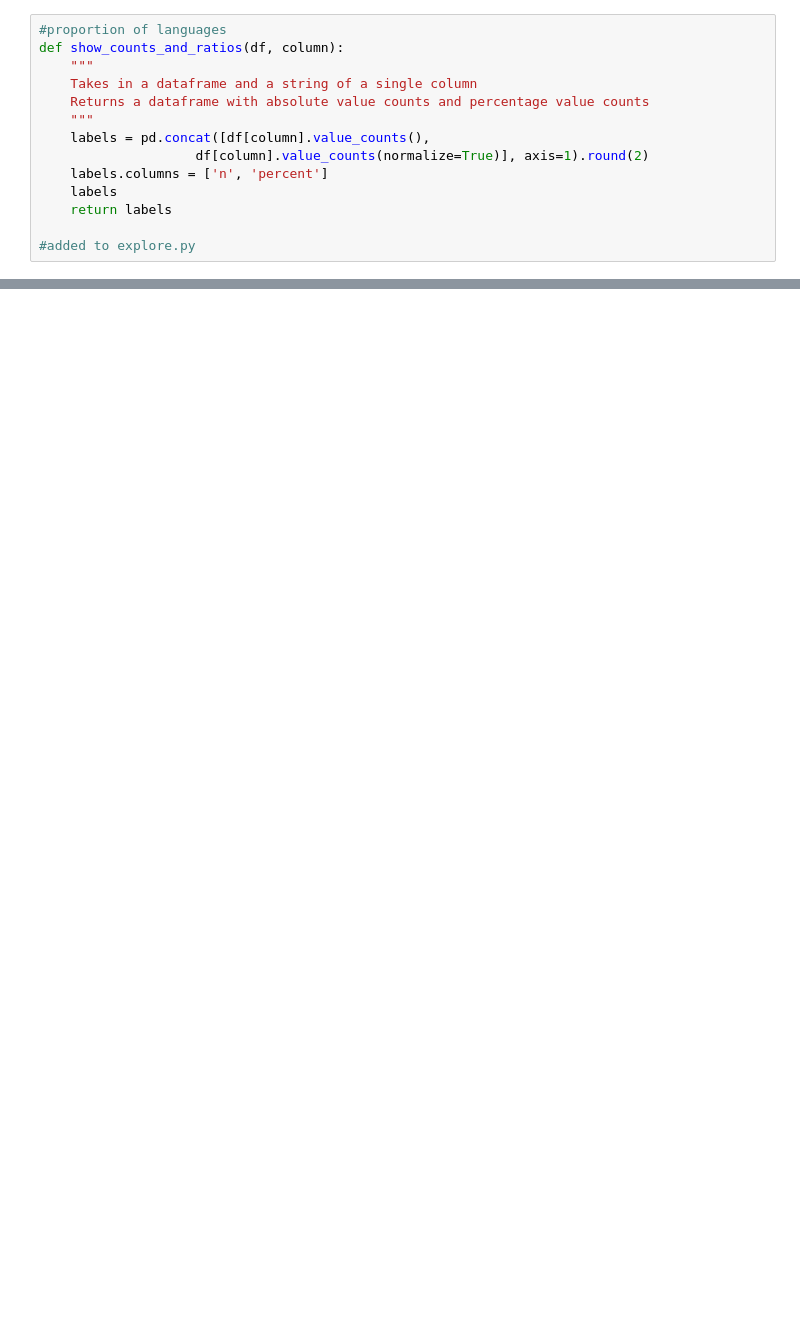
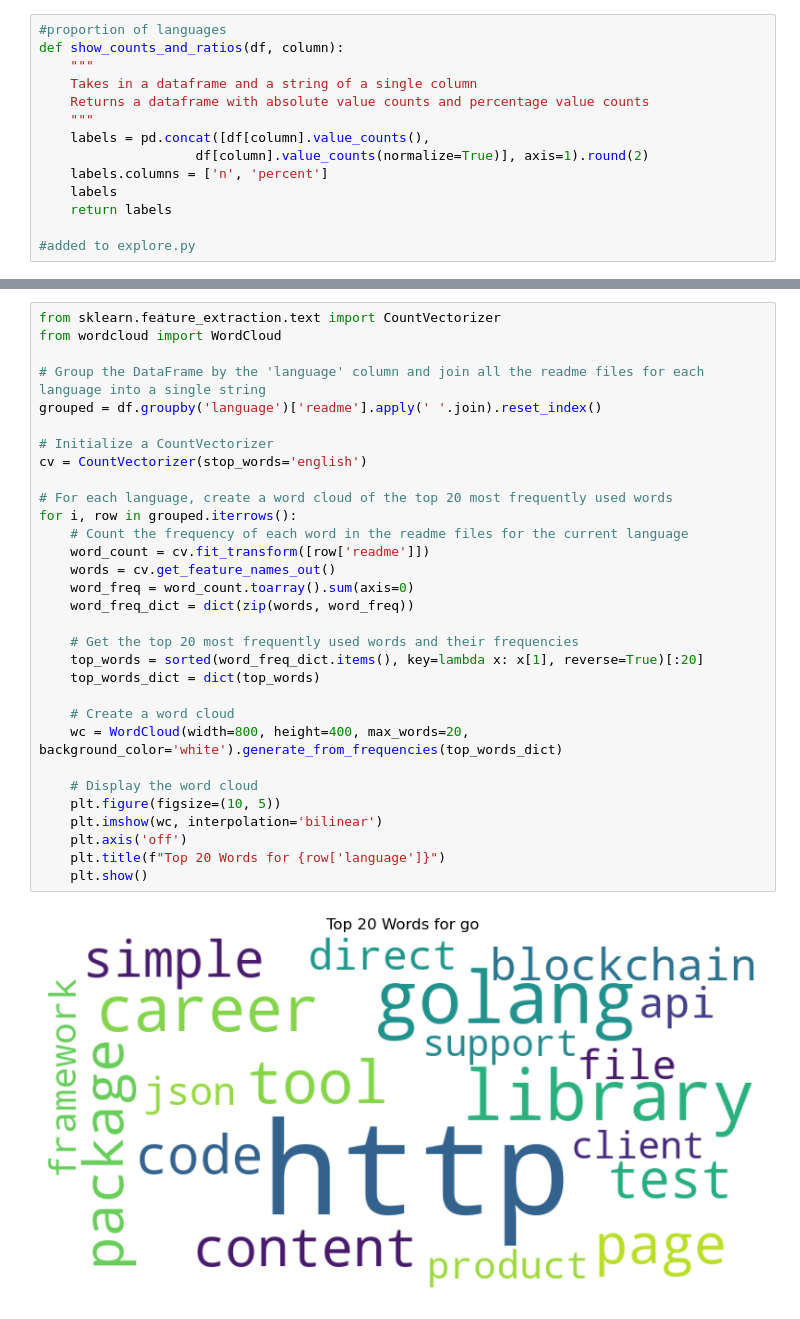
Before and after one commit to projectlanguagepredictor/nlp_launch, a Jupyter notebook: ez_explore.ipynb, the cells around one changed output, grey strips where cells are left out. Drawn from its saved outputs; the diff is of its cells as text; blank space fills up the shorter version.

```diff
--- a/ez_explore.ipynb
+++ b/ez_explore.ipynb
@@ -288,0 +303,33 @@ for language in language_columns:
+# %%
+from sklearn.feature_extraction.text import CountVectorizer
+from wordcloud import WordCloud
+
+# Group the DataFrame by the 'language' column and join all the readme files for each language into a single string
+grouped = df.groupby('language')['readme'].apply(' '.join).reset_index()
+
+# Initialize a CountVectorizer
+cv = CountVectorizer(stop_words='english')
+
+# For each language, create a word cloud of the top 20 most frequently used words
+for i, row in grouped.iterrows():
+    # Count the frequency of each word in the readme files for the current language
+    word_count = cv.fit_transform([row['readme']])
+    words = cv.get_feature_names_out()
+    word_freq = word_count.toarray().sum(axis=0)
+    word_freq_dict = dict(zip(words, word_freq))
+
+    # Get the top 20 most frequently used words and their frequencies
+    top_words = sorted(word_freq_dict.items(), key=lambda x: x[1], reverse=True)[:20]
+    top_words_dict = dict(top_words)
+
+    # Create a word cloud
+    wc = WordCloud(width=800, height=400, max_words=20, background_color='white').generate_from_frequencies(top_words_dict)
+
+    # Display the word cloud
+    plt.figure(figsize=(10, 5))
+    plt.imshow(wc, interpolation='bilinear')
+    plt.axis('off')
+    plt.title(f"Top 20 Words for {row['language']}")
+    plt.show()
+# %% [output]
+[figure, added]
```
Also changed, not shown: parts of 28 cells of this notebook, 3 other files.
